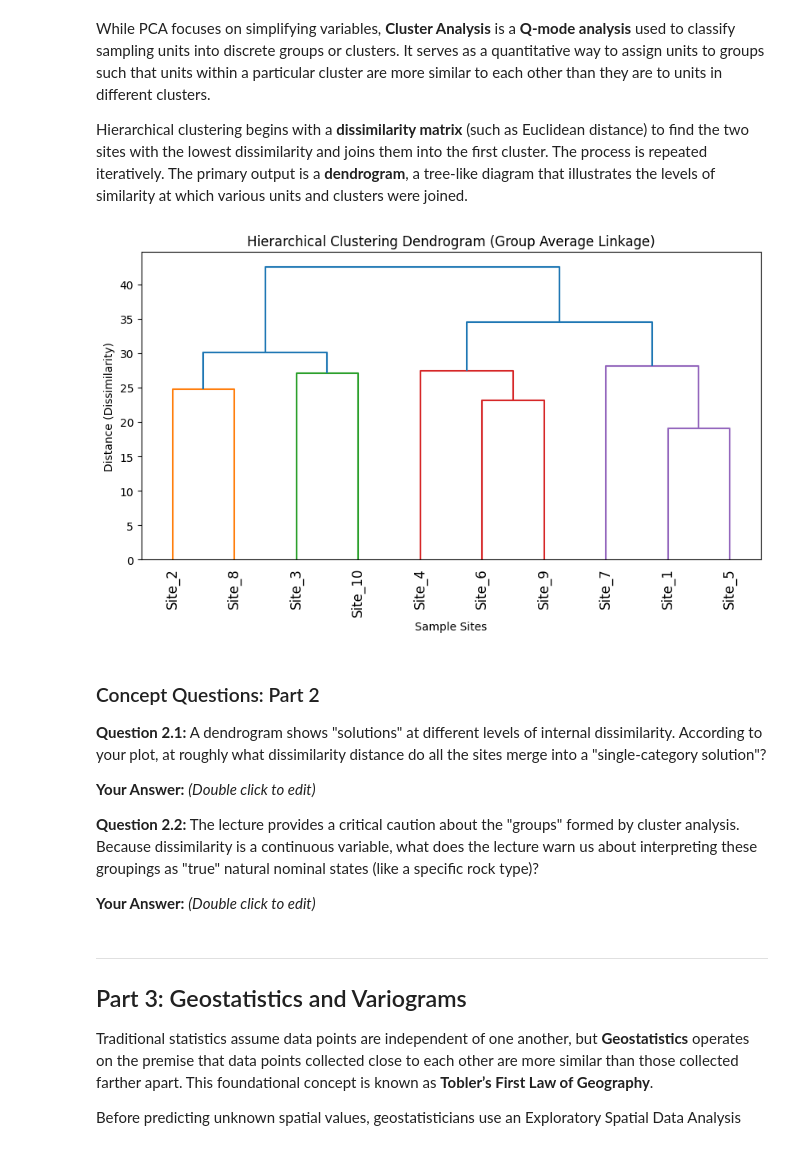
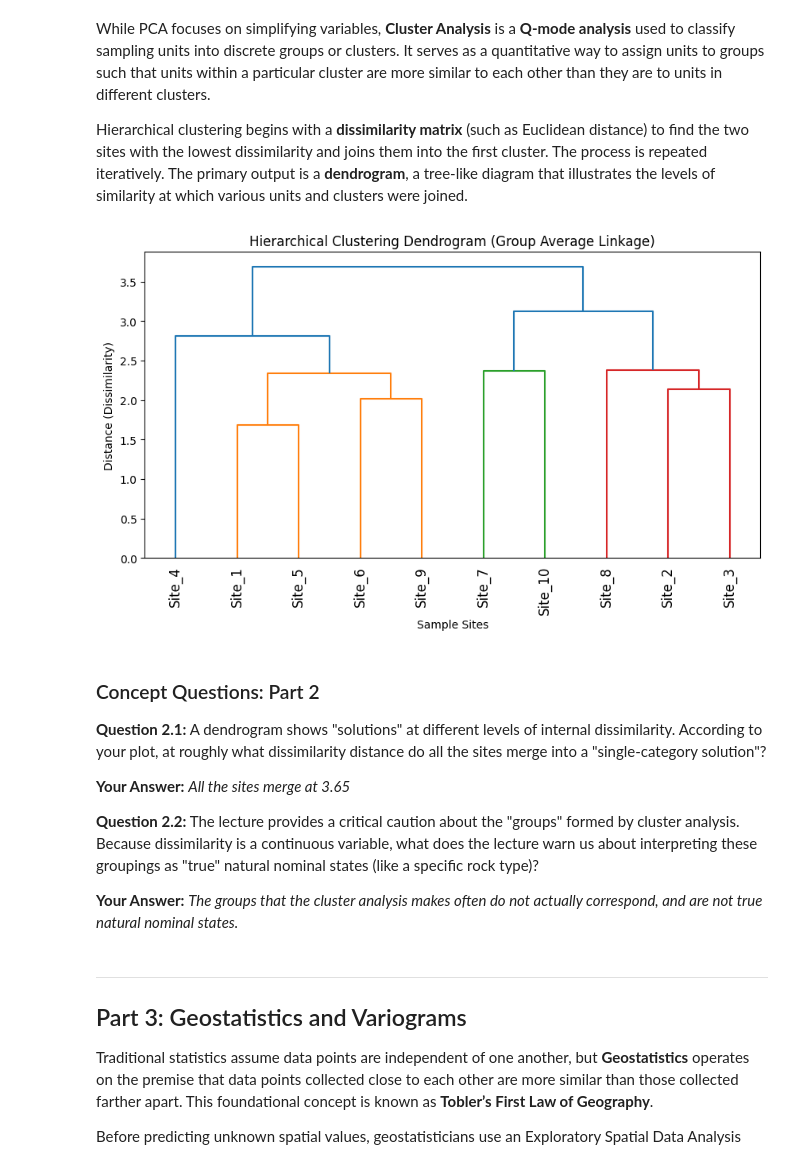
Before and after one commit to a-walk12/ES2245-Repository, a Jupyter notebook: ES2245_lab10.ipynb, the cells around one changed output. Cells and saved outputs as stored; diff of their text form; code cells hidden in the pictures.

```diff
--- a/ES2245_lab10.ipynb
+++ b/ES2245_lab10.ipynb
@@ -96,36 +96,36 @@ Hierarchical clustering begins with a **dissimilarity matrix** (such as Euclidea
 # %%
 from scipy.cluster.hierarchy import dendrogram, linkage
 from scipy.spatial.distance import pdist
 
 # Calculate the dissimilarity matrix (Euclidean distances)
 # We will use the scaled_data from Part 1
 # UNCOMMENT the line below once scaled_data is defined in Part 1
 distance_matrix = pdist(scaled_data, metric='euclidean')
 
 # YOUR CODE HERE: Create the linkage matrix 'Z' using the scipy 'linkage' function.
 # Pass in the distance_matrix and use the 'average' linkage method (Group average linkage).
-Z = linkage(df, method='average', )
+Z = linkage(distance_matrix, method='average', metric='euclidean')
 
 plt.figure(figsize=(10, 5))
 plt.title('Hierarchical Clustering Dendrogram (Group Average Linkage)')
 plt.xlabel('Sample Sites')
 plt.ylabel('Distance (Dissimilarity)')
 
 # YOUR CODE HERE: Plot the dendrogram using the linkage matrix 'Z' and set labels=df.index
 dendrogram(Z, labels=df.index, leaf_rotation=90)
 
 plt.show()
 # %% [output]
-[figure, old version]
+[figure, new version]
 # %% [markdown]
 ### Concept Questions: Part 2
 **Question 2.1:** A dendrogram shows "solutions" at different levels of internal dissimilarity. According to your plot, at roughly what dissimilarity distance do all the sites merge into a "single-category solution"?
 
-**Your Answer:** *(Double click to edit)*
+**Your Answer:** *All the sites merge at 3.65*
 
 **Question 2.2:** The lecture provides a critical caution about the "groups" formed by cluster analysis. Because dissimilarity is a continuous variable, what does the lecture warn us about interpreting these groupings as "true" natural nominal states (like a specific rock type)?
 
-**Your Answer:** *(Double click to edit)*
+**Your Answer:** *The groups that the cluster analysis makes often do not actually correspond, and are not true natural nominal states.*
 # %% [markdown]
 ---
 ## Part 3: Geostatistics and Variograms
```
Also changed, not shown: parts of 4 cells of this notebook.
